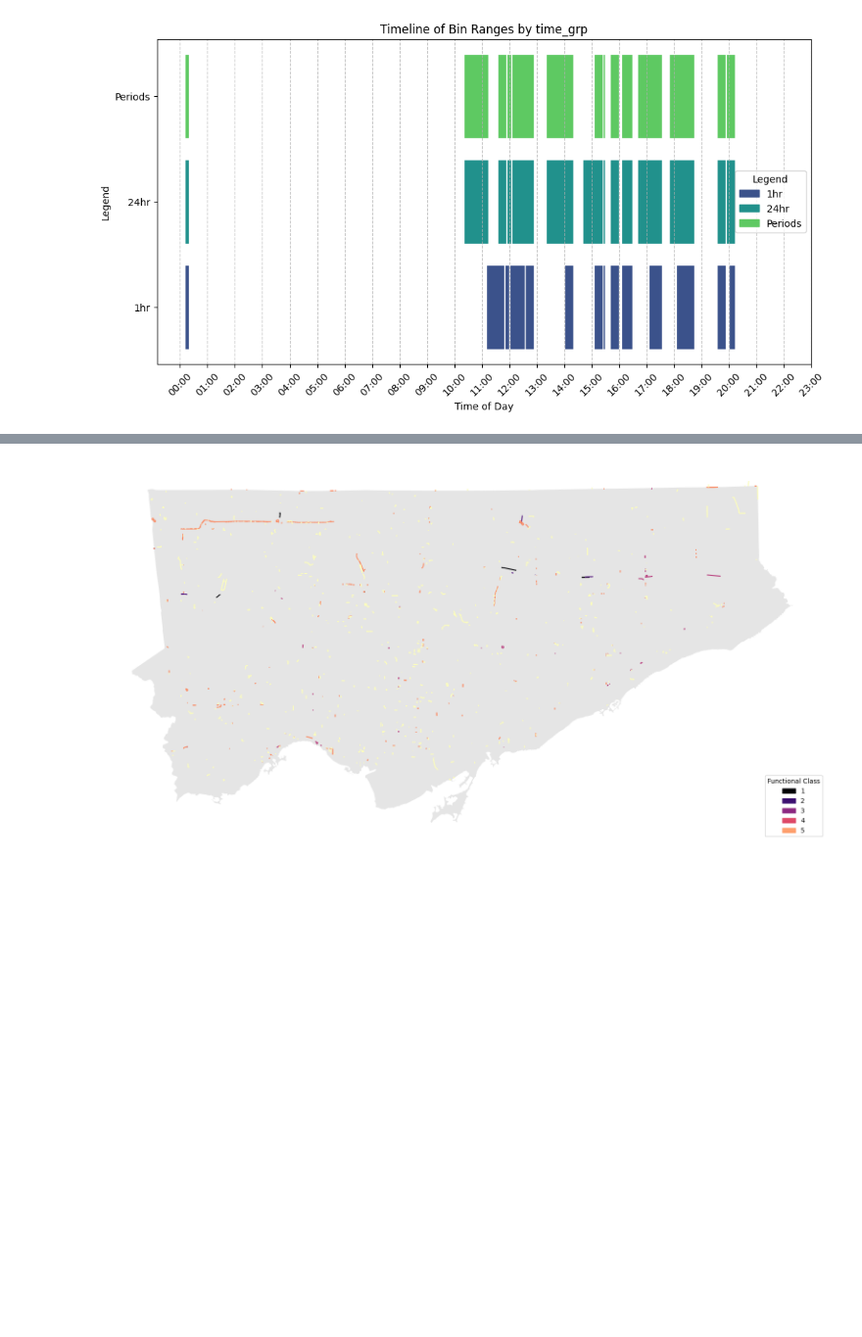
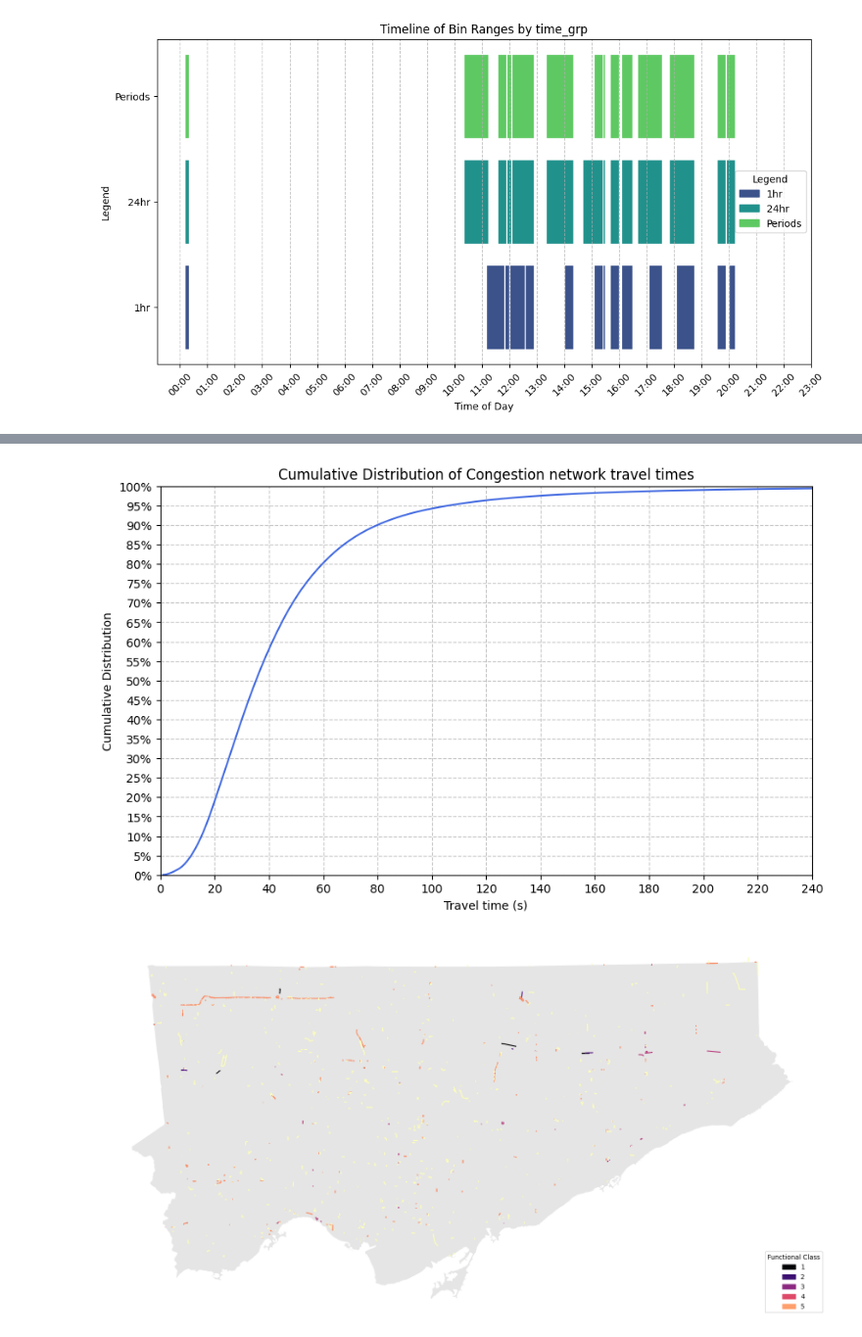
Before and after one commit to CityofToronto/bdit_data-sources, a Jupyter notebook: here/traffic/here_dynamic_binning_explore.ipynb, the cells around one changed output, grey strips where cells are left out. Shown: that part at 98% size. Drawn from its saved outputs; the diff is of its cells as text; code cells hidden in the pictures; blank space fills up the shorter version.

Commit message:
#1132 add cumulative distribution of tt

```diff
--- a/here/traffic/here_dynamic_binning_explore.ipynb
+++ b/here/traffic/here_dynamic_binning_explore.ipynb
@@ -162,6 +250,42 @@ try:
 except Exception as e:
     print("Error connecting to the database:", e)
     exit()
+# %%
+sql = '''
+SELECT ROUND(tt, 0) AS tt, COUNT(*)
+FROM gwolofs.congestion_raw_segments_max_bin_analysis
+WHERE max_bin = '00:15:00'::interval
+GROUP BY 1
+ORDER BY 1
+'''
+
+try:
+    with connect(**dbset) as con:
+        df = pd.read_sql(sql, con)
+except Exception as e:
+    print("Error connecting to the database:", e)
+    exit()
+# %%
+# Compute cumulative distribution
+df = df.sort_values(by='tt')
+df['cumulative'] = df['count'].cumsum() / df['count'].sum()
+
+# Plot cumulative distribution
+plt.figure(figsize=(10, 6))
+sns.lineplot(x=df['tt'], y=df['cumulative'], color='royalblue')
+
+plt.xlabel('Travel time (s)')
+plt.ylabel('Cumulative Distribution')
+plt.title('Cumulative Distribution of Congestion network travel times')
+plt.xticks(np.arange(0, 241, 20))  # X-axis limits from 0 to 240
+plt.yticks(np.arange(0, 1.05, 0.05), [f'{int(y*100)}%' for y in np.arange(0, 1.05, 0.05)])  # Y-axis every 5%
+plt.xlim(0, 240)
+plt.ylim(0, 1)
+plt.grid(axis='both', linestyle='--', alpha=0.7)
+
+plt.show()
+# %% [output]
+[figure, added]
 # %%
 def make_map(data, basemap_b, centreline_b, highway_b, color, title):
     f, ax = plt.subplots(figsize=(20,20))
```
Also changed, not shown: parts of 5 cells of this notebook.
